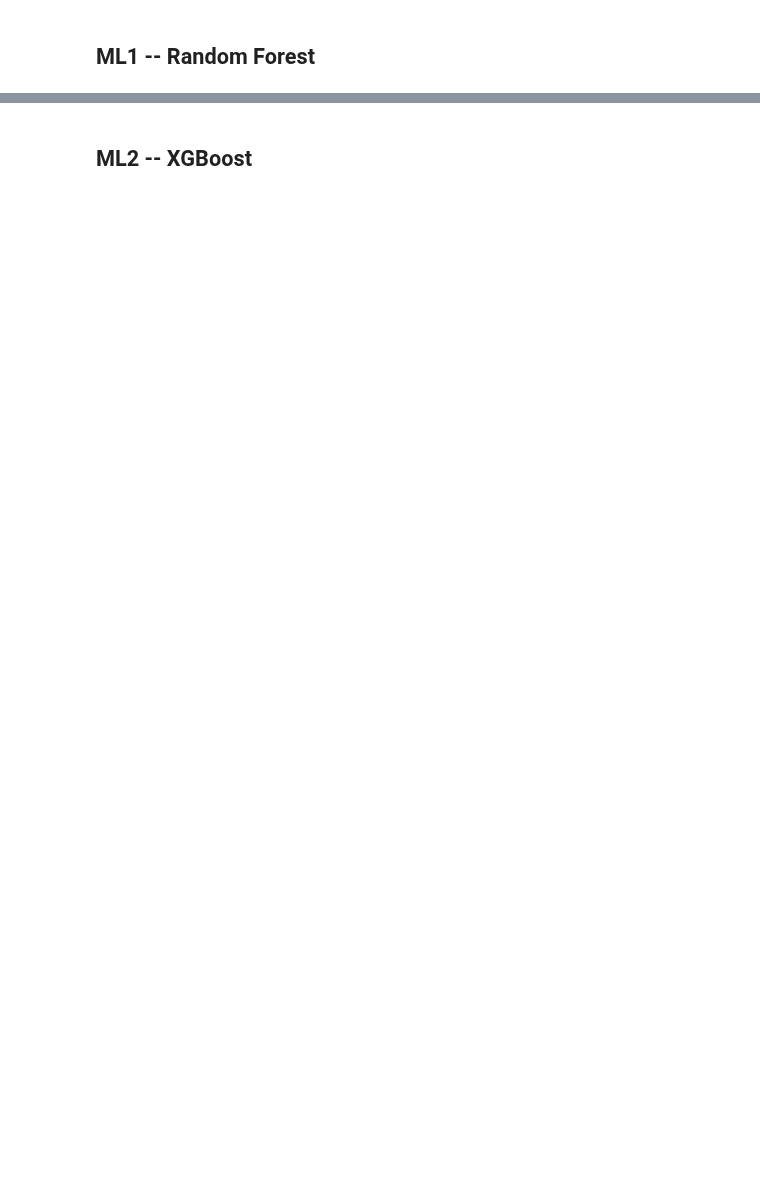
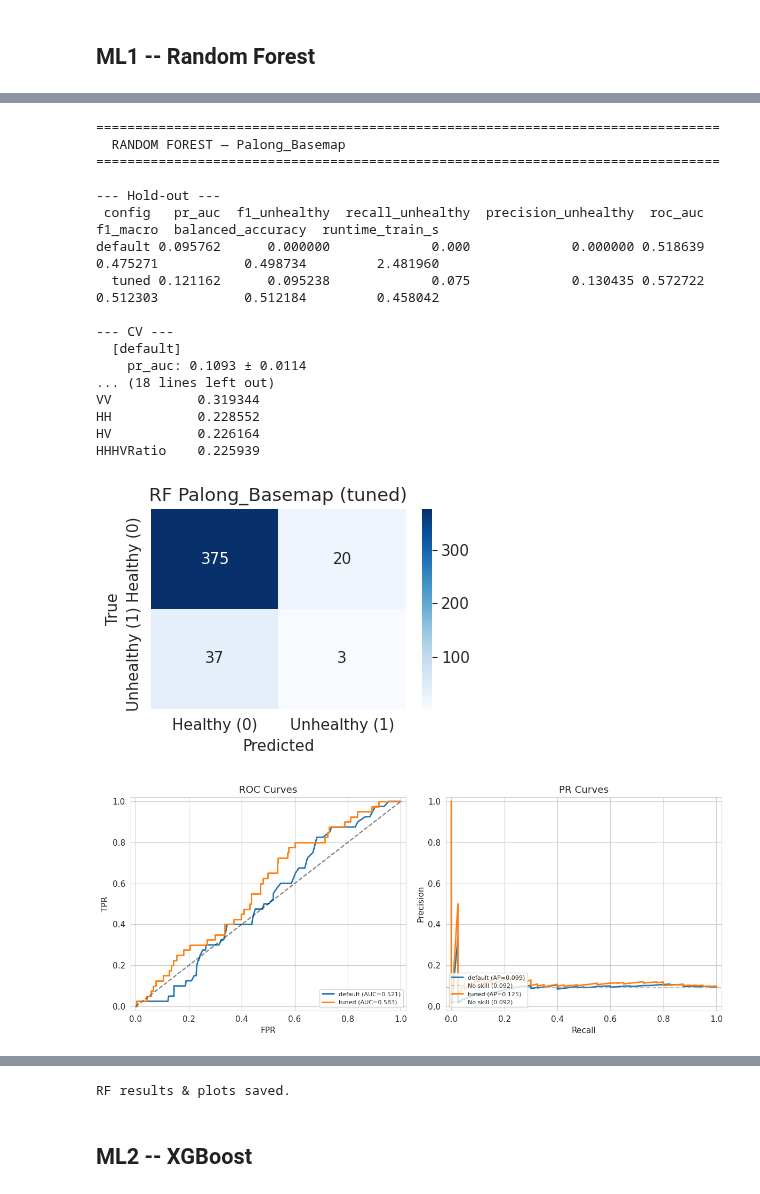
Before and after one commit to Leejames2305/SAR-OilPalm-Detection, a Jupyter notebook: main.ipynb, the cells around one changed output, grey strips where cells are left out. Drawn from its saved outputs; the diff is of its cells as text; code cells hidden in the pictures; blank space fills up the shorter version.

```diff
--- a/main.ipynb
+++ b/main.ipynb
@@ -240,8 +300,8 @@ EXTRACT_WINDOW = 3           # N x N pixel window around tree coord (odd int; 1
 RANDOM_STATE = 42
 
 # --- CV ---
-CV_FOLDS   = 5
-CV_REPEATS = 2               # per-location stratified (5x2 = 10 splits)
+CV_FOLDS   = 3
+CV_REPEATS = 1               # per-location stratified
 TEST_SIZE  = 0.2
 
 # --- Class weighting ---
@@ -262,12 +322,13 @@ FORCE_REEXPORT = False       # re-run SNAP GPT export even if GeoTIFF exists
 # =============================================================
 #  RESTART-RESILIENCE HARNESS
 # =============================================================
-import os, glob, time, warnings, json, gc, sys
+import os, glob, time, warnings, json, gc, sys, subprocess
 warnings.filterwarnings('ignore')
 
 import numpy as np
 import pandas as pd
 import matplotlib.pyplot as plt
+from matplotlib.patches import Patch
 import seaborn as sns
 sns.set_style("whitegrid")
 plt.rcParams.update({'font.size': 11})
@@ -324,8 +385,8 @@ def setup_section(section_name):
         LOCATIONS    = ["Palong_Basemap", "Serting_Basemap"]
         EXTRACT_WINDOW = 3
         RANDOM_STATE   = 42
-        CV_FOLDS       = 5
-        CV_REPEATS     = 2
+        CV_FOLDS       = 3
+        CV_REPEATS     = 1
         TEST_SIZE      = 0.2
         MINORITY_WEIGHT_MULT = 1.0
         USE_THRESHOLD_TUNING = True
@@ -1213,34 +1428,54 @@ for loc in LOCATIONS:
     print("\n--- CV ---")
     for cfg in cv_agg.index:
         print(f"  [{cfg}]")
         for col in score_cols:
             print(f"    {col}: {cv_agg.loc[cfg,(col,'mean')]:.4f} ± {cv_agg.loc[cfg,(col,'std')]:.4f}")
     # Feature importance
     best_cfg = rf_hold.sort_values('pr_auc', ascending=False).iloc[0]['config']
     factory = make_rf_tuned if 'tuned' in best_cfg else make_rf_default
     pipe_fi = build_pipeline(factory(), use_scaling=False)
     pipe_fi.fit(SPLITS[loc]['X_train'], SPLITS[loc]['y_train'])
     imp = pd.Series(pipe_fi.named_steps['model'].feature_importances_, index=feature_names[loc])
     print(f"\n--- Feature Importance (best: {best_cfg}) ---")
     print(imp.sort_values(ascending=False).to_string())
 
     # Confusion matrix
     best_row = rf_hold[rf_hold['config']==best_cfg].iloc[0]
     cm = [[best_row['tn'],best_row['fp']],[best_row['fn'],best_row['tp']]]
     fig, ax = plt.subplots(figsize=(4,3))
     plot_confusion_matrix(cm, f'RF {loc} ({best_cfg})', ax)
-    pd = os.path.join(PLOTS_DIR, loc)
-    os.makedirs(pd, exist_ok=True)
-    plt.tight_layout(); plt.savefig(f"{pd}/rf_confusion_{best_cfg}.png", dpi=150)
+    plot_dir = os.path.join(PLOTS_DIR, loc)
+    os.makedirs(plot_dir, exist_ok=True)
+    plt.tight_layout(); plt.savefig(f"{plot_dir}/rf_confusion_{best_cfg}.png", dpi=150)
     plt.show()
 
     # ROC & PR curves
     fig, (ax_roc, ax_pr) = plt.subplots(1,2,figsize=(12,5))
     for cfg_name, factory in configs:
         pipe = build_pipeline(factory(), use_scaling=False)
         plot_roc_pr_for_model(pipe, SPLITS[loc]['X_train'], SPLITS[loc]['y_train'],
                               SPLITS[loc]['X_test'], SPLITS[loc]['y_test'],
                               cfg_name, ax_roc, ax_pr)
-    plt.tight_layout(); plt.savefig(f"{pd}/rf_roc_pr.png", dpi=150)
+    plt.tight_layout(); plt.savefig(f"{plot_dir}/rf_roc_pr.png", dpi=150)
     plt.show()
 print("\nRF results & plots saved.")
+# %% [output]
+================================================================================
+  RANDOM FOREST — Palong_Basemap
+================================================================================
+
+--- Hold-out ---
+ config   pr_auc  f1_unhealthy  recall_unhealthy  precision_unhealthy  roc_auc  f1_macro  balanced_accuracy  runtime_train_s
+default 0.095762      0.000000             0.000             0.000000 0.518639  0.475271           0.498734         2.481960
+  tuned 0.121162      0.095238             0.075             0.130435 0.572722  0.512303           0.512184         0.458042
+
+--- CV ---
+  [default]
+    pr_auc: 0.1093 ± 0.0114
+... (18 lines left out)
+VV           0.319344
+HH           0.228552
+HV           0.226164
+HHHVRatio    0.225939
+[figure, added]
+[figure, added]
@@ -1247,3 +1501,4 @@ print("\nRF results & plots saved.")
+RF results & plots saved.
 # %% [markdown]
 ## ML2 -- XGBoost
 # %%
```
Also changed, not shown: parts of 33 cells of this notebook.
